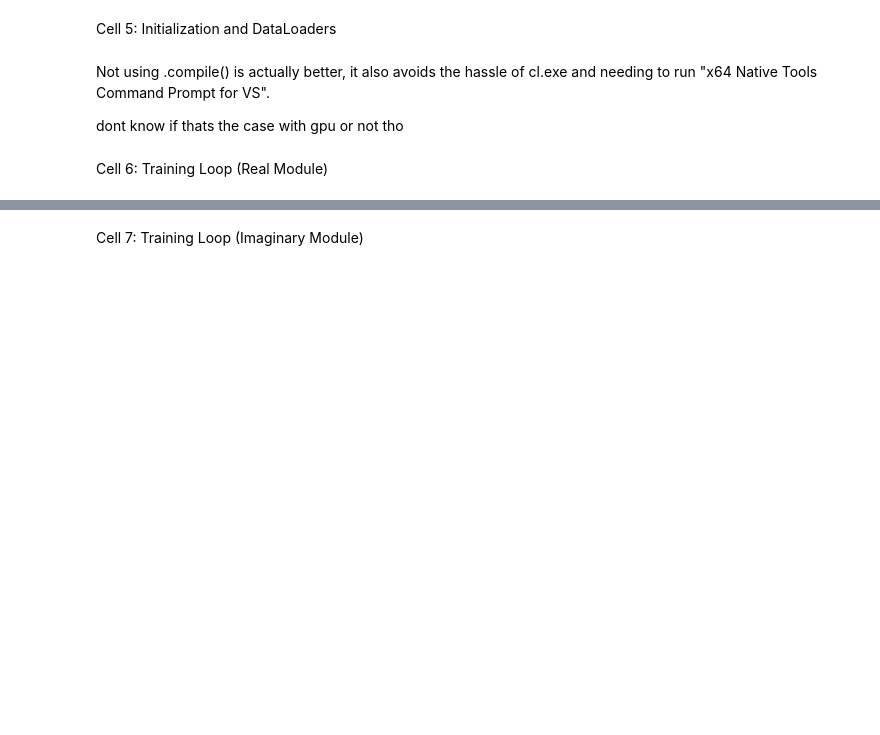
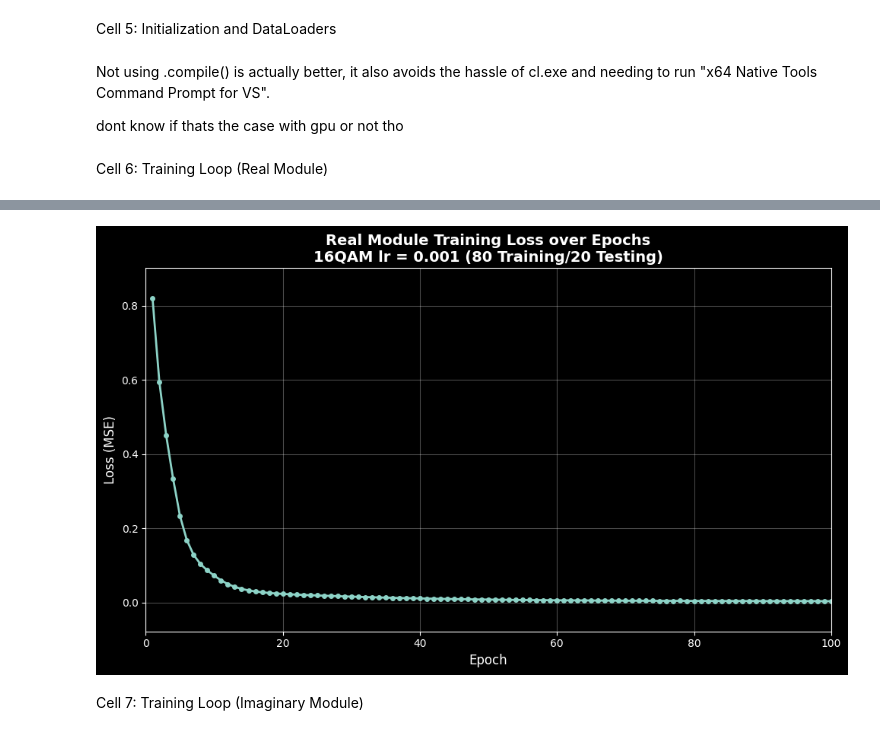
Before and after one commit to skipcl4ss/ml-ofdm-papr-reduction, a Jupyter notebook: nnicf.ipynb, the cells around one changed output, grey strips where cells are left out. Cells and saved outputs as stored; diff of their text form; code cells hidden in the pictures; blank space fills up the shorter version.

Commit message:
make a new nn architecture and test its results, update normalize function, make icfdata.py output pt with minmax directly, update modem.py functions so that some todo items are done

```diff
--- a/nnicf.ipynb
+++ b/nnicf.ipynb
@@ -161,16 +141,16 @@ class FastOFDMDataset(Dataset):
 # %% [markdown]
 Cell 4: Neural Network Architecture
 # %%
-# todo: experiment with changing this architecture
+# done: experiment with changing this architecture
 class NNICFMapper(nn.Module):
-    def __init__(self, input_size):
+    def __init__(self):
         super(NNICFMapper, self).__init__()
         # First hidden layer: 2 neurons
-        self.hidden1 = nn.Linear(input_size, 2)
+        self.hidden1 = nn.Linear(1, 2)
         # Second hidden layer: 1 neuron
         self.hidden2 = nn.Linear(2, 1)
         # Output layer: Maps back to the original subcarrier points
-        self.output = nn.Linear(1, input_size)
+        self.output = nn.Linear(1, 1)
         # Custom triangular activation
         self.activation = TriangularActivation()
 
@@ -183,14 +163,14 @@ class NNICFMapper(nn.Module):
 Cell 5: Initialization and DataLoaders
 # %%
 # --- Configuration ---
-# The path where 100 .pt files are saved!
-file_directory = "./data_pt/"
 
 # Initialize DataLoaders with asynchronous loading (num_workers) and rapid memory transfer
-train_dataset_real = FastOFDMDataset(file_directory, part='real')
+train_dataset_real = FastOFDMDataset(pt_dir, part='real')
 if train_size < 100:
     # ! note that the output of the Subset is saved in the original variable, may be important later
     train_dataset_real = Subset(train_dataset_real, range(train_size))  # Use the first train_size files for training
+
+# ? should i change batch_size in the new architecture
 train_loader_real = DataLoader(
     train_dataset_real,
     batch_size=None, # batch_size is None because the dataset returns a full batch of 10,000
@@ -200,9 +180,10 @@ train_loader_real = DataLoader(
     pin_memory=torch.cuda.is_available()
 )
 
-train_dataset_imag = FastOFDMDataset(file_directory, part='imag')
+train_dataset_imag = FastOFDMDataset(pt_dir, part='imag')
 if train_size < 100:
     train_dataset_imag = Subset(train_dataset_imag, range(train_size))  # Use the first train_size files for training
+
 train_loader_imag = DataLoader(
     train_dataset_imag,
     batch_size=None,
@@ -212,8 +193,8 @@ train_loader_imag = DataLoader(
 )
 
 # Initialize models and send them to the GPU/device
-Mod_Re_NN = NNICFMapper(input_features).to(device)
-Mod_Im_NN = NNICFMapper(input_features).to(device)
+Mod_Re_NN = NNICFMapper().to(device)
+Mod_Im_NN = NNICFMapper().to(device)
 
 # Standard Mean Squared Error loss and Adam optimizer
 criterion = nn.MSELoss()
@@ -226,7 +207,7 @@ dont know if thats the case with gpu or not tho
 # %% [markdown]
 Cell 6: Training Loop (Real Module)
 # %%
-# * takes ~18m, ~10s per epoch
+# * takes ~30s per epoch in new architecture, as opposed to the ~10s in the old one
 print("--- Starting Training for the Real NN Module ---")
 loss_history = []  # Track losses for graphing
 total_time = 0
@@ -237,13 +218,19 @@ for epoch in range(epochs):
     epoch_loss = 0.0
     Mod_Re_NN.train()
 
-    for X_batch, Y_batch in train_loader_real:
+    for X_batch, Y_batch, _, _, _, _ in train_loader_real:
         # Transfer data to GPU if possible
         X_batch, Y_batch = X_batch.to(device, non_blocking=True), Y_batch.to(device, non_blocking=True)
 
+        # MEMORYLESS RESHAPE: Flatten into a 1D column
+        X_batch_flat = X_batch.view(-1, 1)
+        Y_batch_flat = Y_batch.view(-1, 1)
+
         optimizer_real.zero_grad(set_to_none=True)
-        predictions = Mod_Re_NN(X_batch)
-        loss = criterion(predictions, Y_batch)
+
+        # Predict on the flattened column
+        predictions = Mod_Re_NN(X_batch_flat)
+        loss = criterion(predictions, Y_batch_flat)
 
         loss.backward()
         optimizer_real.step()
@@ -269,5 +256,6 @@ margin = (max(loss_history) - min(loss_history)) * 0.1
 plt.ylim([min(loss_history) - margin, max(loss_history) + margin])
 plt.grid(True, alpha=0.3)
 plt.tight_layout()
-plt.savefig(f'./nngraphs/{mod}_real_loss_{train_test_str}_{lr_str}.png', dpi=150)
+plt.savefig(os.path.join(graph_dir, f"{mod}_real_loss_{train_test_str}_{lr_str}.png"), dpi=150)
 plt.show()
+# %% [output]
@@ -274,3 +279,4 @@ plt.show()
+[figure, added]
 # %% [markdown]
 Cell 7: Training Loop (Imaginary Module)
 # %%
```
Also changed, not shown: parts of 12 cells of this notebook, 9 other files.
